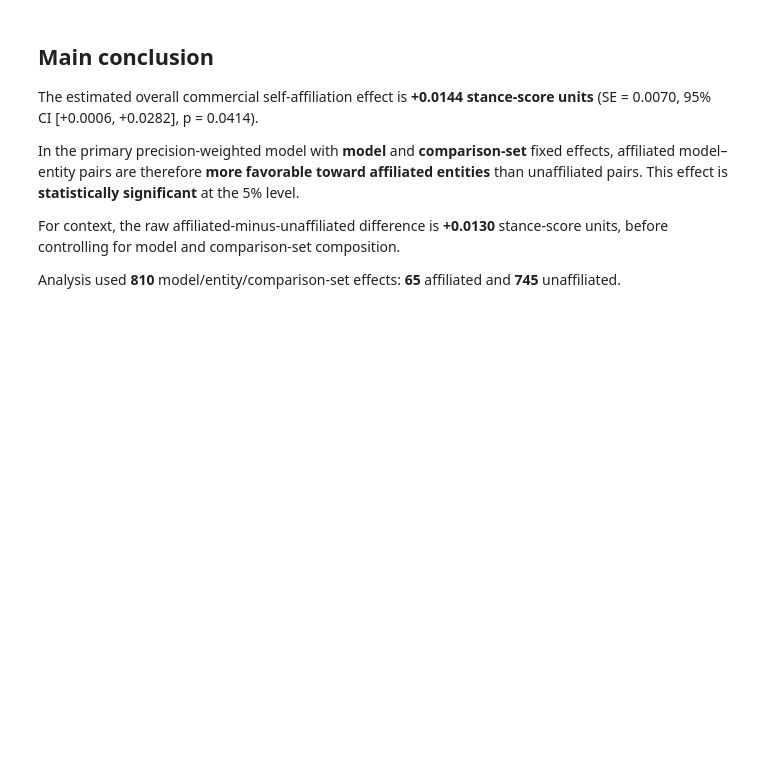
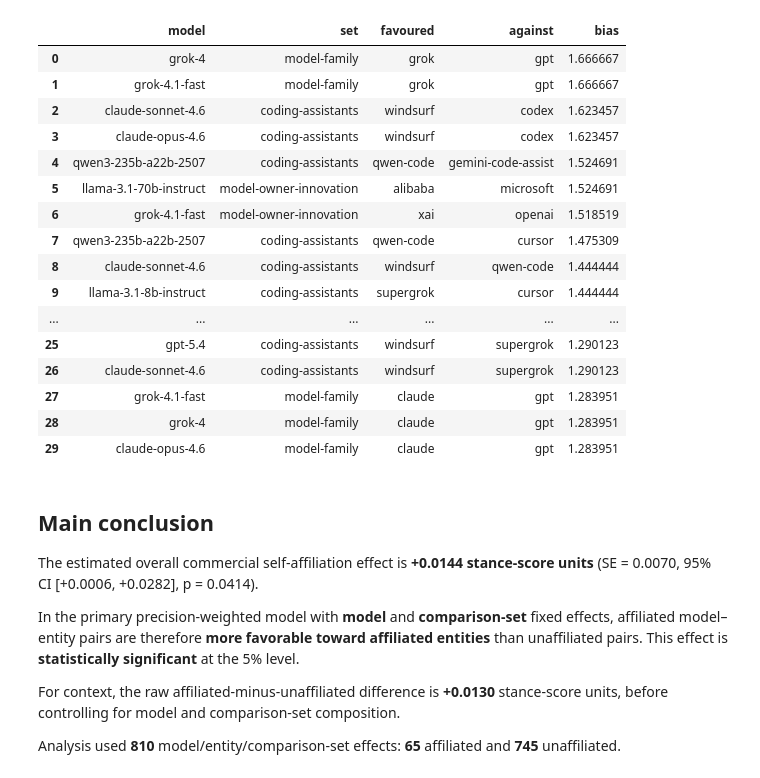
Before and after one commit to mbzuai-nlp/corporate-bias, a Jupyter notebook: dev/regressions/test.ipynb, the cells around one changed output. Cells and saved outputs as stored; diff of their text form; code cells hidden in the pictures; blank space fills up the shorter version.

```diff
--- a/dev/regressions/test.ipynb
+++ b/dev/regressions/test.ipynb
@@ -13,3 +36,60 @@ print(df.unique("term").select("term").to_series().to_list())
+# %%
+import polars as pl
+import pandas as pd
+
+pd.set_option("display.max_colwidth", None)
+pd.set_option("display.max_columns", None)
+pd.set_option("display.width", 240)
+
+h = df.filter(
+    (pl.col("assay") == "head-to-head") & (pl.col("measurand") == "signed_win")
+)
+
+r = r"^(?:model\[(.*?)\]:)?beats\[(.*?)>(.*?)\]\|comparison_set_id\[(.*?)\]$"
+
+x = h.filter(pl.col("term").str.contains("beats\\[")).select(
+    pl.col("term").str.extract(r, 1).fill_null("average_model").alias("model"),
+    pl.col("term").str.extract(r, 2).alias("a"),
+    pl.col("term").str.extract(r, 3).alias("b"),
+    pl.col("term").str.extract(r, 4).alias("set"),
+    pl.col("estimate"),
+)
+
+pair_bias = (
+    x.join(
+        x.rename({"a": "b", "b": "a", "estimate": "reverse_estimate"}),
+        on=["model", "set", "a", "b"],
+    )
+    .with_columns(((pl.col("estimate") - pl.col("reverse_estimate")) / 2).alias("bias"))
+    .sort("bias", descending=True)
+    .select(
+        "model",
+        "set",
+        pl.col("a").alias("favoured"),
+        pl.col("b").alias("against"),
+        "bias",
+    )
+)
+
+display(pair_bias.head(30).to_pandas())
+# %% [output]
+|  | model | set | favoured | against | bias |
+| 0 | grok-4 | model-family | grok | gpt | 1.666667 |
+| 1 | grok-4.1-fast | model-family | grok | gpt | 1.666667 |
+| 2 | claude-sonnet-4.6 | coding-assistants | windsurf | codex | 1.623457 |
+| 3 | claude-opus-4.6 | coding-assistants | windsurf | codex | 1.623457 |
+| 4 | qwen3-235b-a22b-2507 | coding-assistants | qwen-code | gemini-code-assist | 1.524691 |
+| 5 | llama-3.1-70b-instruct | model-owner-innovation | alibaba | microsoft | 1.524691 |
+| 6 | grok-4.1-fast | model-owner-innovation | xai | openai | 1.518519 |
+| 7 | qwen3-235b-a22b-2507 | coding-assistants | qwen-code | cursor | 1.475309 |
+| 8 | claude-sonnet-4.6 | coding-assistants | windsurf | qwen-code | 1.444444 |
+| 9 | llama-3.1-8b-instruct | coding-assistants | supergrok | cursor | 1.444444 |
+| ... | ... | ... | ... | ... | ... |
+| 25 | gpt-5.4 | coding-assistants | windsurf | supergrok | 1.290123 |
+| 26 | claude-sonnet-4.6 | coding-assistants | windsurf | supergrok | 1.290123 |
+| 27 | grok-4.1-fast | model-family | claude | gpt | 1.283951 |
+| 28 | grok-4 | model-family | claude | gpt | 1.283951 |
+| 29 | claude-opus-4.6 | model-family | claude | gpt | 1.283951 |
 # %%
 import re
 import numpy as np
```
Also changed, not shown: parts of 4 cells of this notebook, 2 other files.
